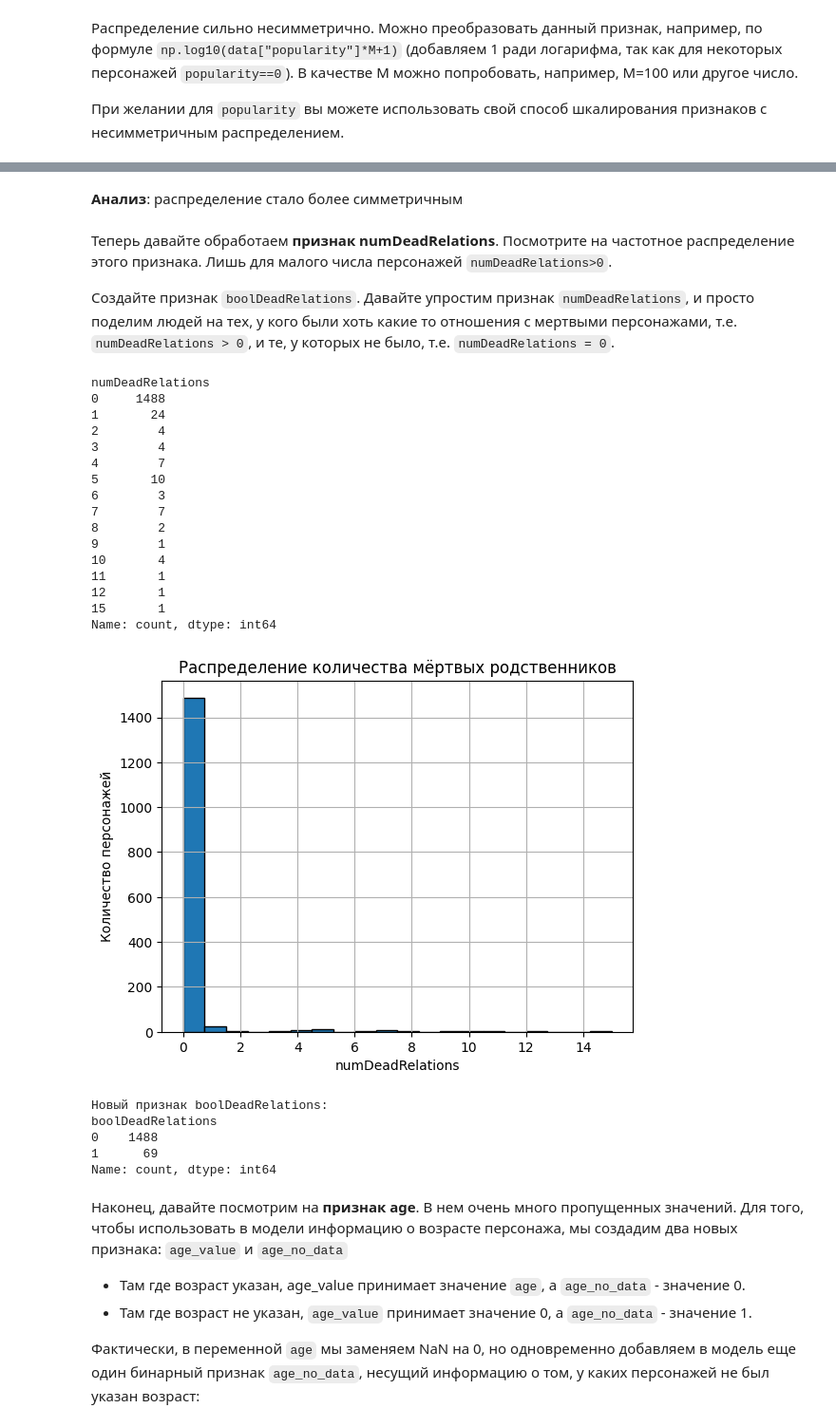
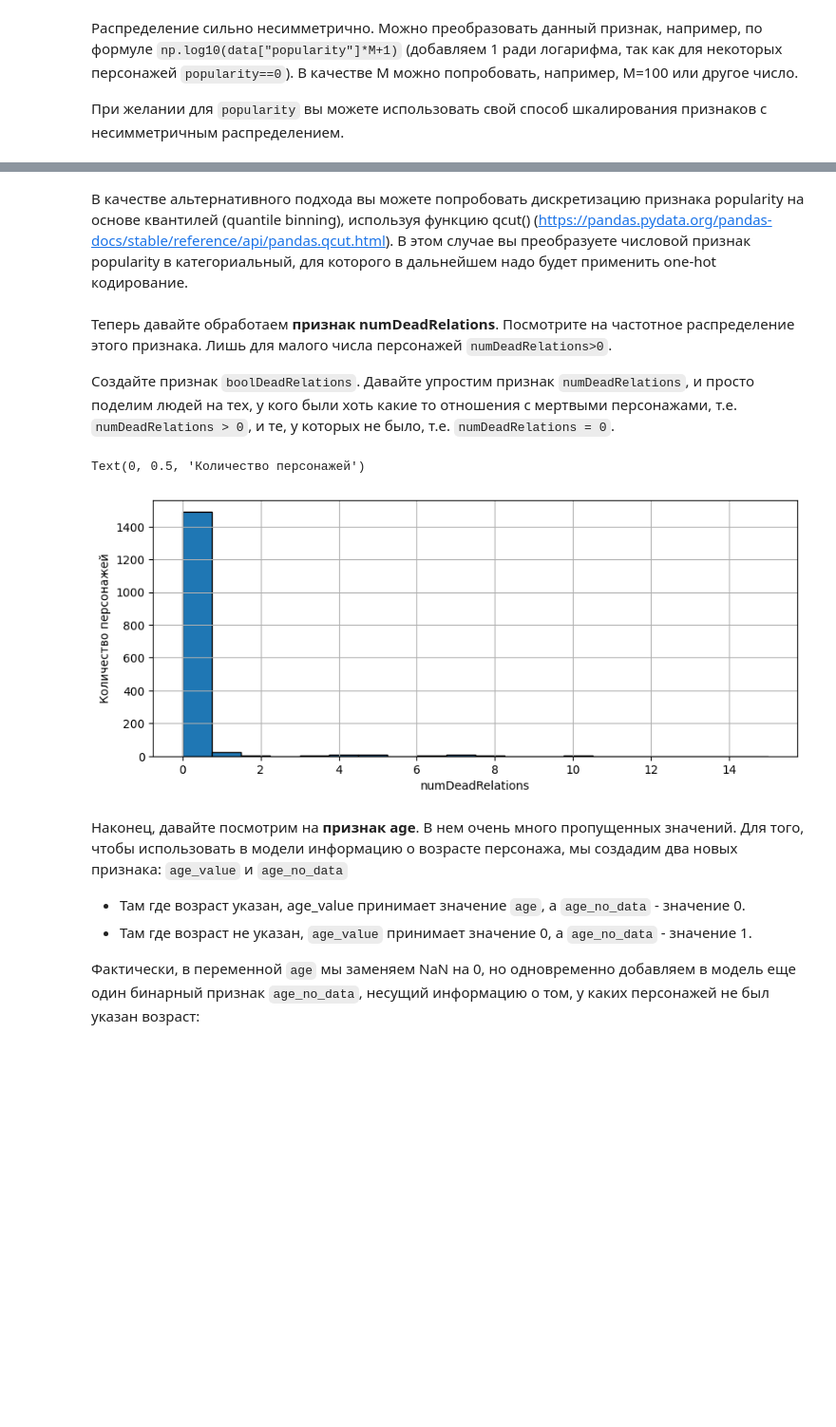
Before and after one commit to Lisa15080/Git-Help, a Jupyter notebook: week_01_ml_intro/Homework/hw_1_game_of_thrones.ipynb, the cells around one changed output, grey strips where cells are left out. Shown at 95% size. Cells and saved outputs as stored; diff of their text form; code cells hidden in the pictures; blank space fills up the shorter version.

```diff
--- a/week_01_ml_intro/Homework/hw_1_game_of_thrones.ipynb
+++ b/week_01_ml_intro/Homework/hw_1_game_of_thrones.ipynb
@@ -267,43 +206,7 @@ plt.show()
-# %% [markdown]
-**Анализ**: распределение стало более симметричным
+# %% [markdown]
+В качестве альтернативного подхода вы можете попробовать дискретизацию признака popularity на основе квантилей (quantile binning), используя функцию qcut() (https://pandas.pydata.org/pandas-docs/stable/reference/api/pandas.qcut.html). В этом случае вы преобразуете числовой признак popularity в категориальный, для которого в дальнейшем надо будет применить one-hot кодирование.
 # %% [markdown]
 Теперь давайте обработаем **признак numDeadRelations**.
 Посмотрите на частотное распределение этого признака. Лишь для малого числа персонажей `numDeadRelations>0`.
 
 Создайте признак `boolDeadRelations`. Давайте упростим признак `numDeadRelations`, и просто поделим людей на тех, у кого были хоть какие то отношения с мертвыми персонажами, т.е. `numDeadRelations > 0`, и те, у которых не было, т.е. `numDeadRelations = 0`.
-# %%
-print(data['numDeadRelations'].value_counts().sort_index())
-
-data['numDeadRelations'].hist(bins=20, edgecolor='black')
-plt.xlabel('numDeadRelations')
-plt.ylabel('Количество персонажей')
-plt.title('Распределение количества мёртвых родственников')
-plt.show()
-
-data['boolDeadRelations'] = (data['numDeadRelations'] > 0).astype(int)
-
-print("\nНовый признак boolDeadRelations:")
-print(data['boolDeadRelations'].value_counts())
-# %% [output]
-numDeadRelations
-0     1488
-1       24
-2        4
-3        4
-4        7
-5       10
-6        3
-7        7
-8        2
-9        1
-10       4
-11       1
-12       1
-15       1
-Name: count, dtype: int64
-[figure, removed]
-Новый признак boolDeadRelations:
-boolDeadRelations
-0    1488
-1      69
-Name: count, dtype: int64
@@ -310,3 +215,10 @@ Name: count, dtype: int64
+# %%
+data['numDeadRelations'].hist(figsize=(10,4), bins=20, edgecolor='black')
+plt.xlabel('numDeadRelations')
+plt.ylabel('Количество персонажей')
+# %% [output]
+Text(0, 0.5, 'Количество персонажей')
+[figure, added]
 # %% [markdown]
 Наконец, давайте посмотрим на **признак age**. В нем очень много пропущенных значений. Для того, чтобы использовать в модели информацию о возрасте персонажа, мы создадим два новых признака: `age_value` и `age_no_data`
 
```
Also changed, not shown: parts of 61 cells of this notebook.
